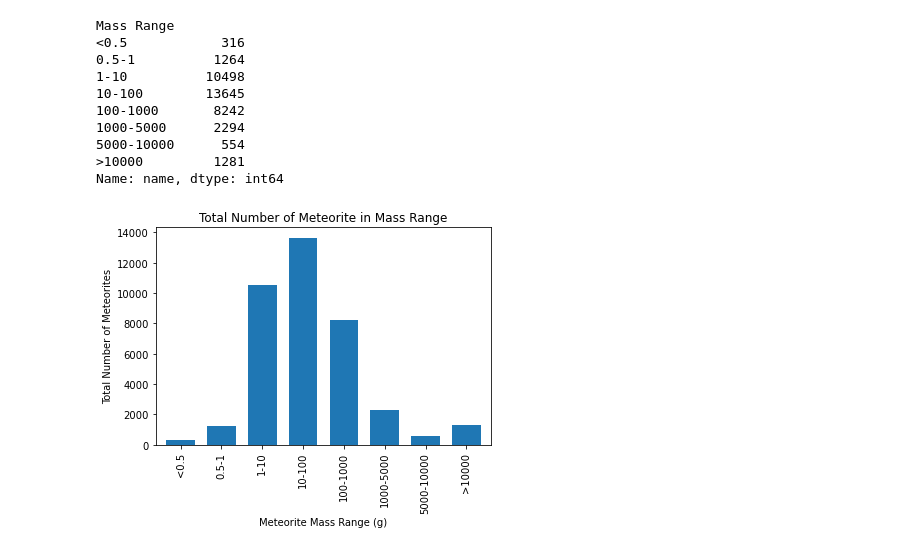
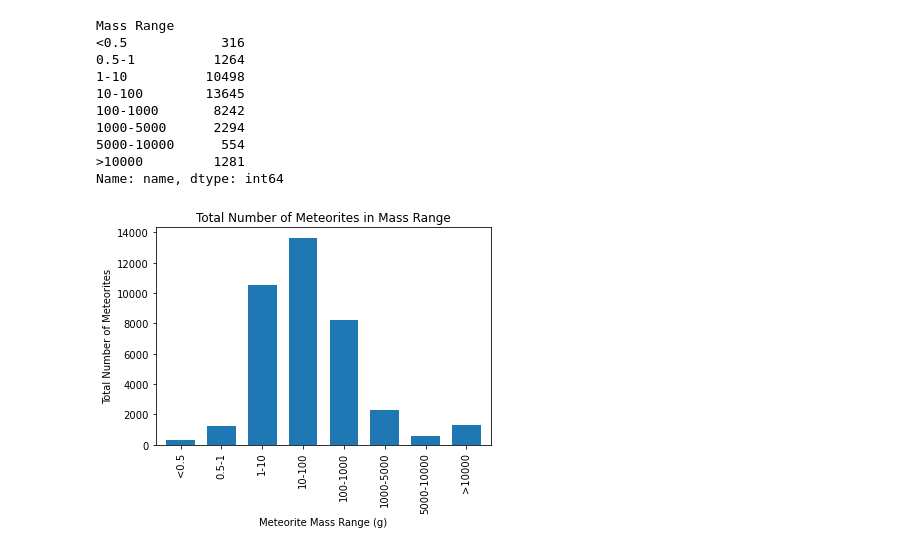
Before and after one commit to jessyoder/Project-1-Meteorites, a Jupyter notebook: Nasa_Meteorite_regression.ipynb, the cells around one changed output. Saved outputs shown, nothing was run; the diff lists cells and outputs as text; code cells hidden in the pictures.

```diff
--- a/Nasa_Meteorite_regression.ipynb
+++ b/Nasa_Meteorite_regression.ipynb
@@ -352,9 +347,11 @@ Name: name, dtype: int64
 # %%
 # Bar graph for meteorites mass range
 mass_meteorite_landings_df_count_df.plot(kind='bar', width=0.7)
-plt.title("Total Number of Meteorite in Mass Range")
+plt.title("Total Number of Meteorites in Mass Range")
 plt.xlabel("Meteorite Mass Range (g)")
 plt.ylabel("Total Number of Meteorites")
+
+plt.savefig("03 Total Number of Meteorites in Mass Range")
 plt.show()
 # %% [output]
-[figure, old version]
+[figure, new version]
```
Also changed, not shown: parts of 28 cells of this notebook, 6 other files.
